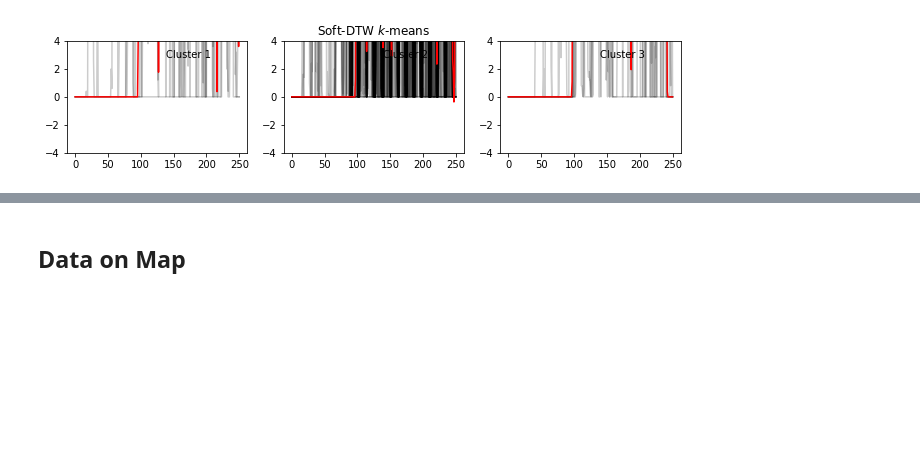
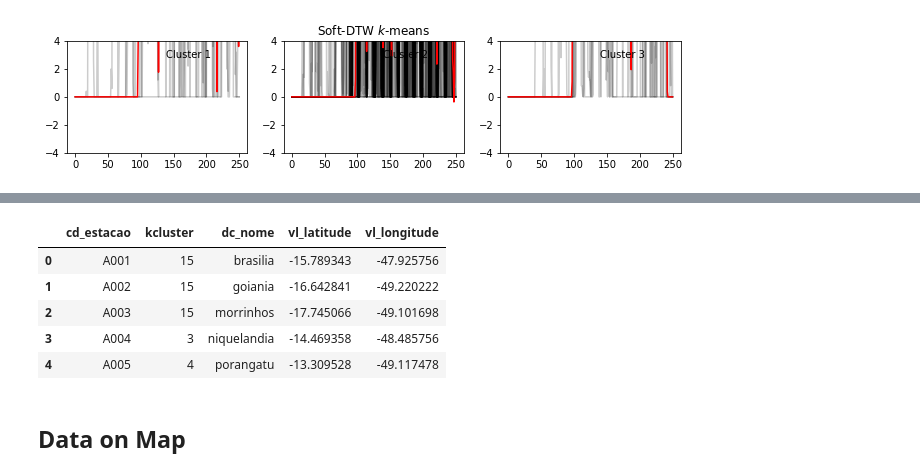
Before and after one commit to bragarods/agro, a Jupyter notebook: notebooks/colab_ts_clustering.ipynb, the cells around one changed output, grey strips where cells are left out. Saved outputs shown, nothing was run; the diff lists cells and outputs as text; code cells hidden in the pictures; blank space fills up the shorter version.

```diff
--- a/notebooks/colab_ts_clustering.ipynb
+++ b/notebooks/colab_ts_clustering.ipynb
@@ -263,4 +263,4 @@ from tslearn.utils import to_time_series_dataset, to_pyts_dataset
 
 fdf = pd.DataFrame(to_pyts_dataset(X_train))
 
-fdf = fdf.set_index([y_pred,np.arange(0,len(X_train))]).sort_index()
+fdf = fdf.set_index([df2009.drop_duplicates('cd_estacao').cd_estacao, y_pred]).sort_index()
@@ -283,3 +267,18 @@ fdf = fdf.set_index([y_pred,np.arange(0,len(X_train))]).sort_index()
+# %%
+kndf = pd.DataFrame(fdf.index.to_list(), columns=['cd_estacao','kcluster'])
+
+kndf1 = pd.merge(kndf, df2009[['cd_estacao','dc_nome','vl_latitude','vl_longitude']], how='left',left_on='cd_estacao',right_on='cd_estacao')
+# %%
+kndf2 = kndf1.drop_duplicates('cd_estacao').reset_index(drop=True)
+# %%
+kndf2.head()
+# %% [output]
+|  | cd_estacao | kcluster | dc_nome | vl_latitude | vl_longitude |
+| 0 | A001 | 15 | brasilia | -15.789343 | -47.925756 |
+| 1 | A002 | 15 | goiania | -16.642841 | -49.220222 |
+| 2 | A003 | 15 | morrinhos | -17.745066 | -49.101698 |
+| 3 | A004 | 3 | niquelandia | -14.469358 | -48.485756 |
+| 4 | A005 | 4 | porangatu | -13.309528 | -49.117478 |
 # %% [markdown]
 ## Data on Map
 # %%
```
Also changed, not shown: parts of 1 cell of this notebook.
